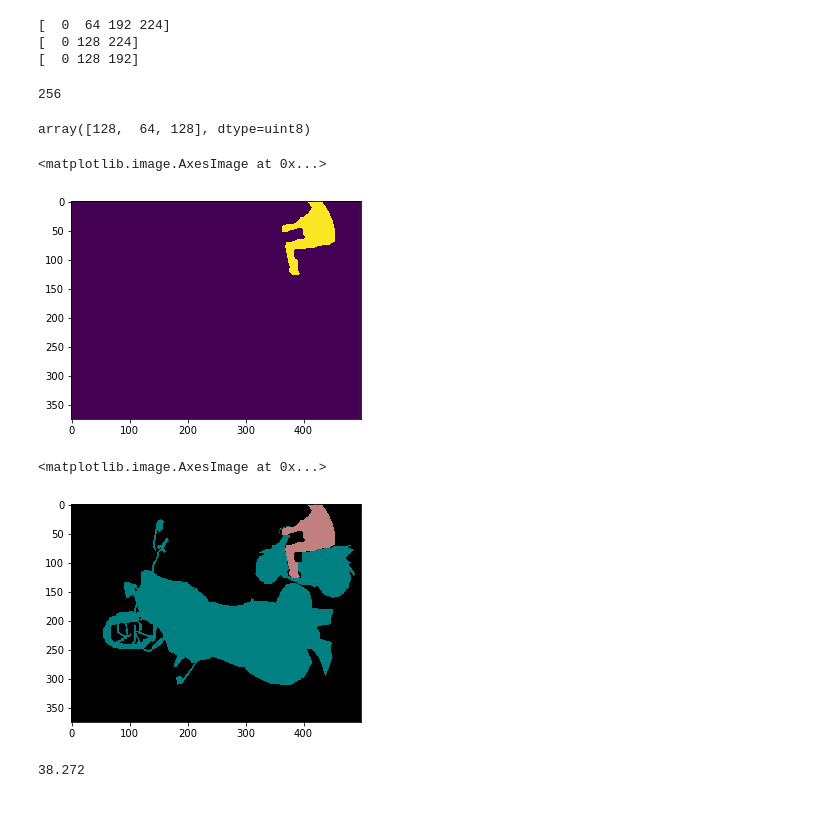
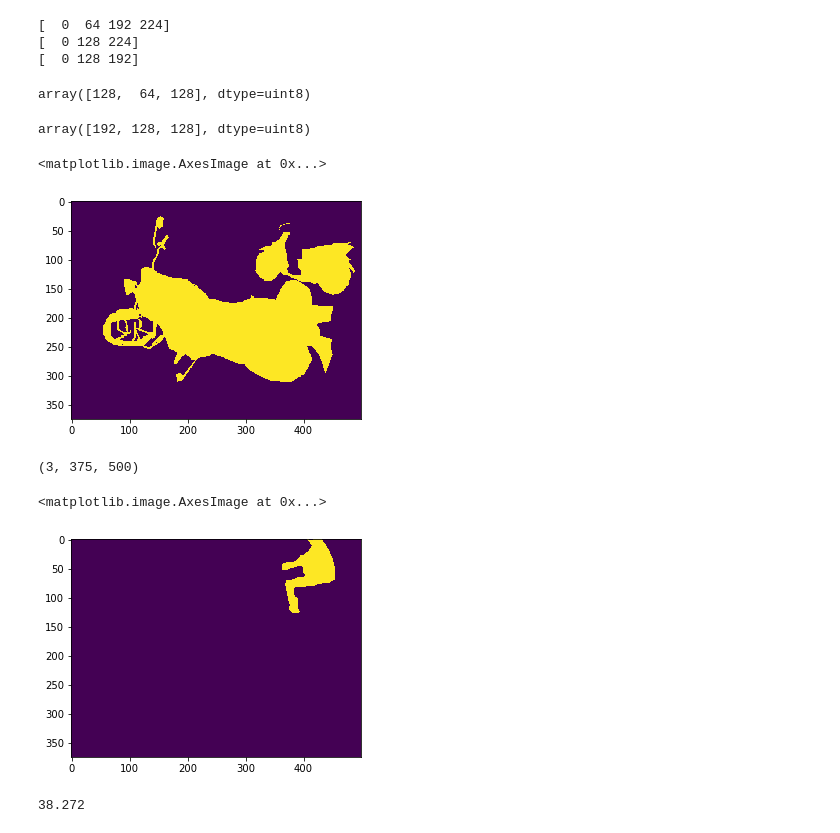
Before and after one commit to HugPhat/VisionModel, a Jupyter notebook: Dataset/Segmentation/test_seg_label.ipynb, the cells around one changed output. Drawn from its saved outputs; the diff is of its cells as text; code cells hidden in the pictures.

```diff
--- a/Dataset/Segmentation/test_seg_label.ipynb
+++ b/Dataset/Segmentation/test_seg_label.ipynb
@@ -101,22 +101,29 @@ def color_map_viz():
     plt.xticks([])
     plt.show()
 x = color_map()
-len(x)
+x[21]
 # %% [output]
-256
+array([128,  64, 128], dtype=uint8)
 # %%
-x[21]
+x[15]
 # %% [output]
-array([128,  64, 128], dtype=uint8)
+array([192, 128, 128], dtype=uint8)
 # %%
-tmp = np.all(nim == x[15], axis=-1).astype('uint8')
-#tmp
-plt.imshow(tmp)
+tmp = np.all(nim == x[13], axis=-1)
+tmp1 = np.all(nim == x[14], axis=-1)
+tmp2 = np.all(nim == x[15], axis=-1)
+plt.imshow(tmp1)
 # %% [output]
 <matplotlib.image.AxesImage at 0x...>
-[figure, old version]
+[figure, new version]
+# %%
+vs = np.stack([tmp, tmp2])
+vl = [tmp, tmp1, tmp2]
+np.array(vl).shape
+# %% [output]
+(3, 375, 500)
 # %%
-plt.imshow(nim)
+plt.imshow(vs[1])
 # %% [output]
 <matplotlib.image.AxesImage at 0x...>
-[figure, old version]
+[figure, new version]
```
Also changed, not shown: parts of 1 cell of this notebook, 2 other files.
